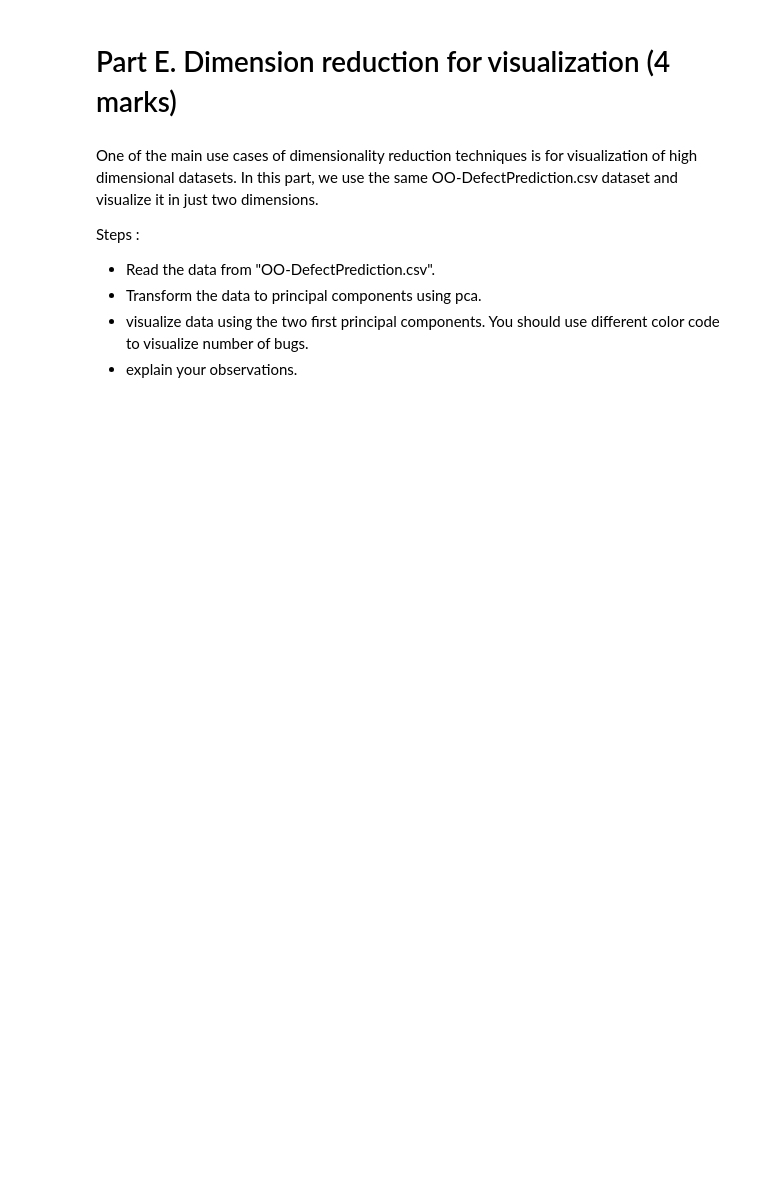
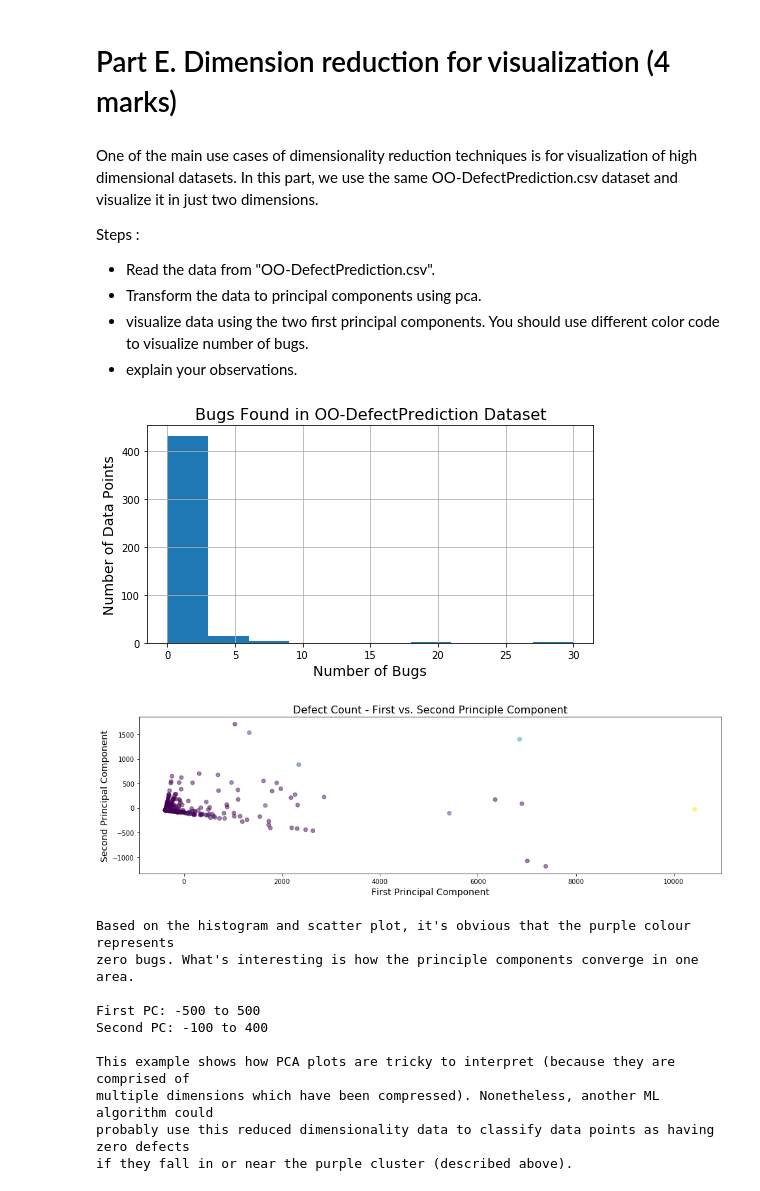
Before and after one commit to joelfad/ensf519, a Jupyter notebook: anaconda_jupyter/notebooks/assign3/Assignment3.ipynb, the cells around one changed output. Drawn from its saved outputs; the diff is of its cells as text; code cells hidden in the pictures; blank space fills up the shorter version.

```diff
--- a/anaconda_jupyter/notebooks/assign3/Assignment3.ipynb
+++ b/anaconda_jupyter/notebooks/assign3/Assignment3.ipynb
@@ -429,0 +421,59 @@ Steps :
+# %%
+# load the data
+X = defect_df.drop('bug', axis=1)
+y = defect_df['bug']
+
+# transform the data to principal components using pca.
+pca = PCA(n_components=2)
+pca.fit(X)
+X_pca = pca.transform(X)
+
+# create a data frame to manually inspect PCA values
+fontsize=14
+titlesize=16
+_, ax = plt.subplots()
+ax.set_title('Bugs Found in OO-DefectPrediction Dataset')
+ax.title.set_fontsize(titlesize)
+ax.set_ylabel('Number of Data Points')
+ax.set_xlabel('Number of Bugs')
+ax.yaxis.label.set_fontsize(fontsize)
+ax.xaxis.label.set_fontsize(fontsize)
+y.hist(figsize=(8, 4), ax=ax)
+
+# visualize data using the two first principal components.
+plt.figure(figsize=(16, 6))
+plt.scatter(X_pca[:, 0], X_pca[:, 1], c=y, alpha=0.5)
+plt.gca().set_aspect("equal")
+plt.title("Defect Count - First vs. Second Principle Component", fontsize=titlesize)
+plt.xlabel("First Principal Component", fontsize=fontsize)
+plt.ylabel("Second Principal Component", fontsize=fontsize)
+plt.show()
+
+# explain observations
+print(
+"""
+Based on the histogram and scatter plot, it's obvious that the purple colour represents
+zero bugs. What's interesting is how the principle components converge in one area.
+
+First PC: -500 to 500
+Second PC: -100 to 400
+
+This example shows how PCA plots are tricky to interpret (because they are comprised of
+multiple dimensions which have been compressed). Nonetheless, another ML algorithm could
+probably use this reduced dimensionality data to classify data points as having zero defects
+if they fall in or near the purple cluster (described above).
+"""
+)
+# %% [output]
+[figure, added]
+[figure, added]
+Based on the histogram and scatter plot, it's obvious that the purple colour represents
+zero bugs. What's interesting is how the principle components converge in one area.
+
+First PC: -500 to 500
+Second PC: -100 to 400
+
+This example shows how PCA plots are tricky to interpret (because they are comprised of
+multiple dimensions which have been compressed). Nonetheless, another ML algorithm could
+probably use this reduced dimensionality data to classify data points as having zero defects
+if they fall in or near the purple cluster (described above).
```
Also changed, not shown: parts of 2 cells of this notebook.
